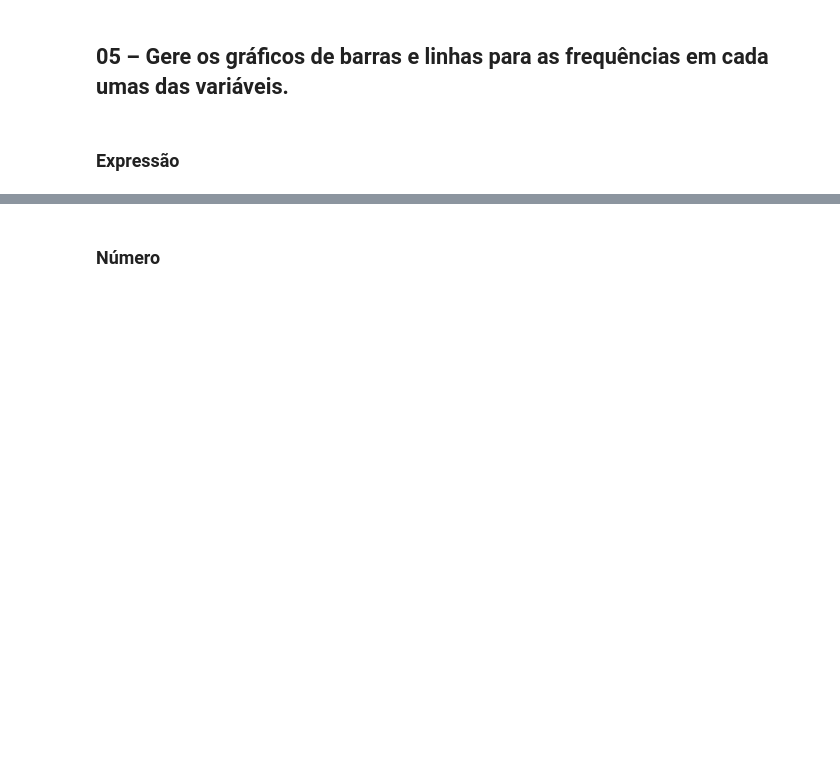
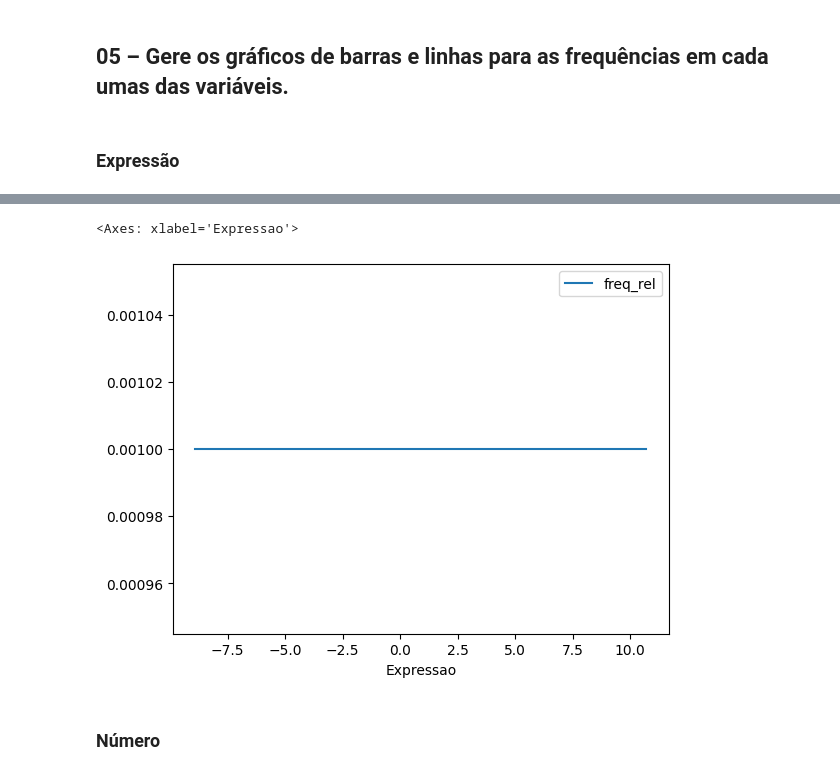
Before and after one commit to Rodrigo-Lusa/aulas_python_mestrado, a Jupyter notebook: script/exercicios/14-Variáveis_Quantitativas_2026-03-31.ipynb, the cells around one changed output, grey strips where cells are left out. Drawn from its saved outputs; the diff is of its cells as text; code cells hidden in the pictures; blank space fills up the shorter version.

```diff
--- a/script/exercicios/14-Variáveis_Quantitativas_2026-03-31.ipynb
+++ b/script/exercicios/14-Variáveis_Quantitativas_2026-03-31.ipynb
@@ -31,2 +89,7 @@ Obtenha a tabela de frequência das variáveis criadas nos exercícios 1 e 2.
+# %%
+frequencia_expressão.plot.line()
+# %% [output]
+<Axes: xlabel='Expressao'>
+[figure, added]
 # %% [markdown]
 ### Número
```
Also changed, not shown: parts of 16 cells of this notebook.
